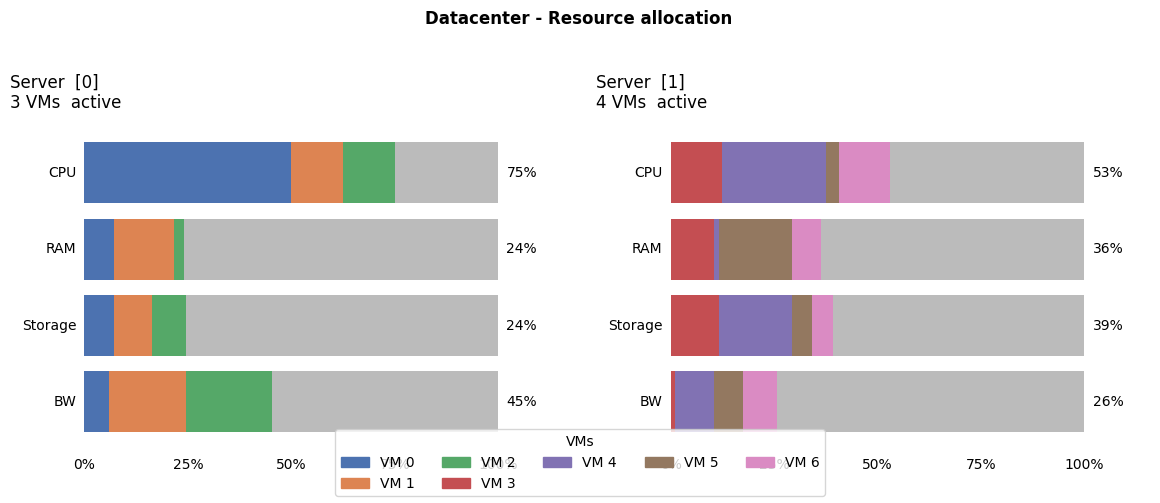
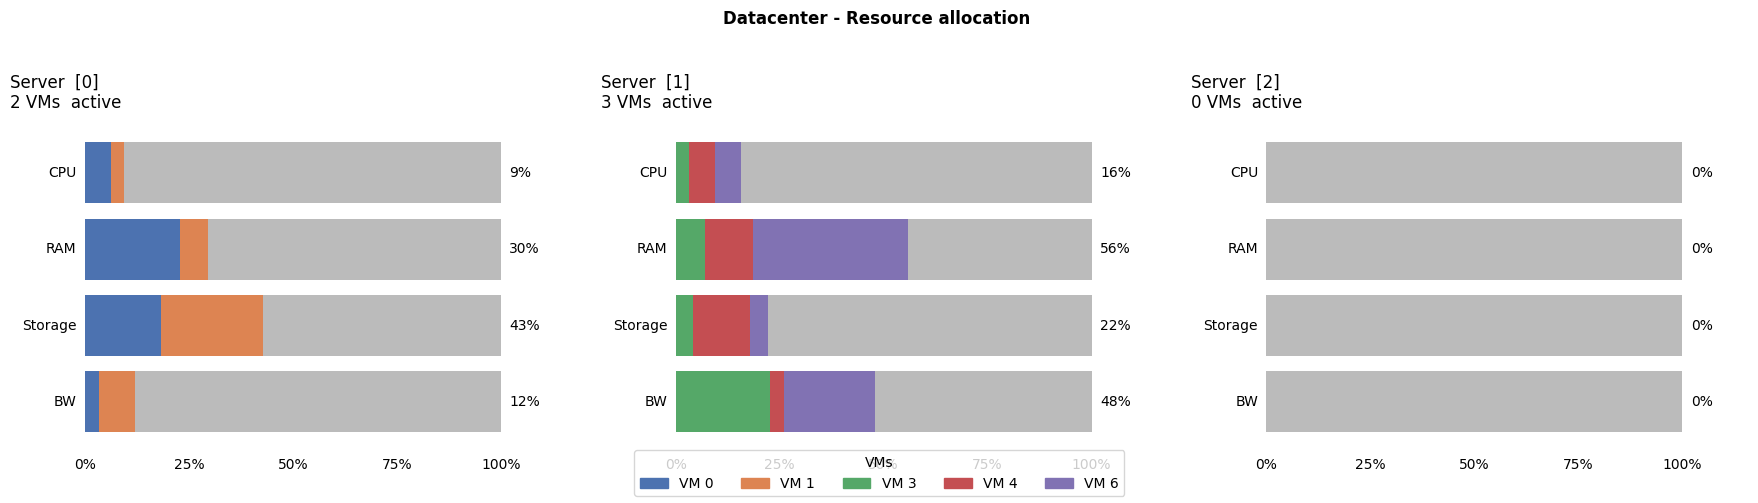
Code edit (unified diff) that turned the first committed figure into the second:
--- before
+++ after
@@ -1 +1 @@
-context.plot()
+fig = context.plot()

Commit: add fdd bench mark but big warning about affinity